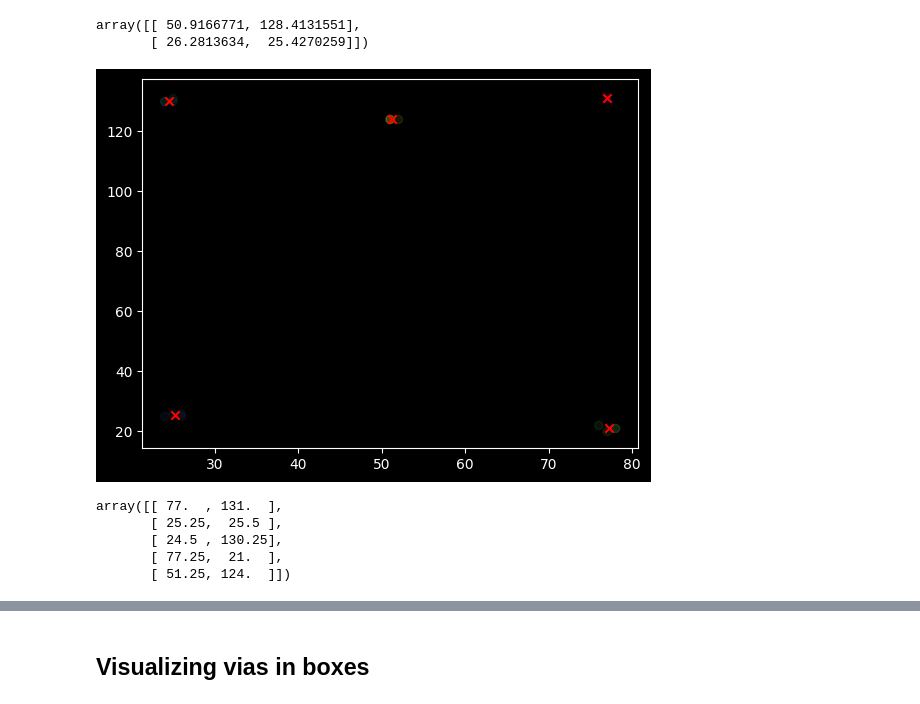
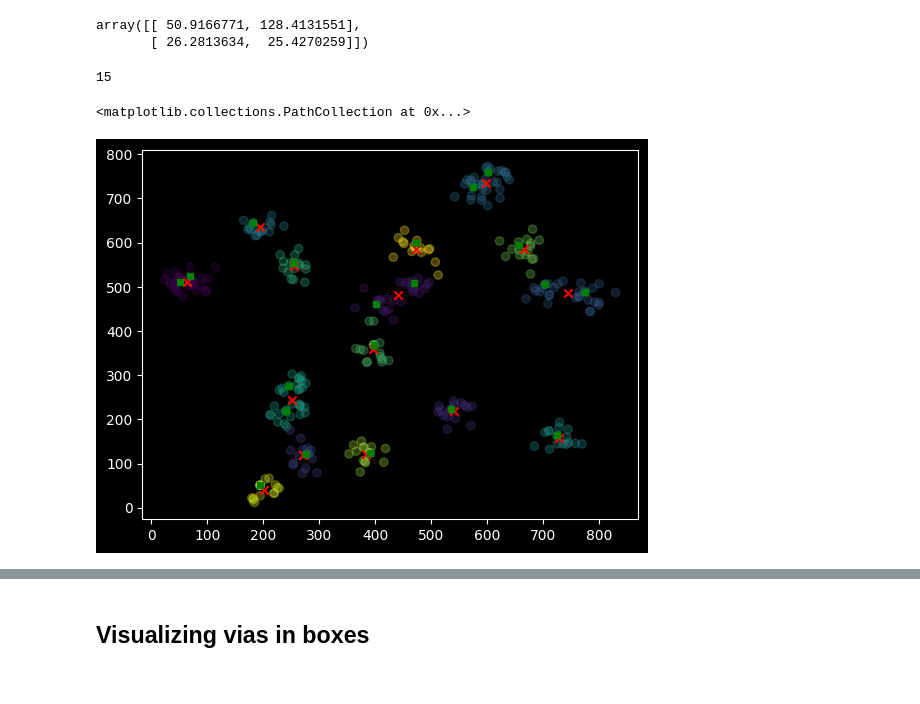
Before and after one commit to Souren-0/Bachelor_Thesis, a Jupyter notebook: Point_Cloud_Identification.ipynb, the cells around one changed output, grey strips where cells are left out. Cells and saved outputs as stored; diff of their text form; code cells hidden in the pictures.

Commit message:
Added synthetic test dataset

```diff
--- a/Point_Cloud_Identification.ipynb
+++ b/Point_Cloud_Identification.ipynb
@@ -40,5 +108,10 @@ plt.style.use('dark_background')
 # %%
-chip_data_file = "./Data/Chip_Data_28nm.pickle"
+datasets = {
+    "28nm_chip" : { 'path' : './Data/Chip_Data_28nm.pickle', 'representatives' : 'representatives_28nm_chip.json' },
+    "test_data" : { 'path' : './Data/Test_Data.pickle', 'representatives' : 'representatives_test_data.json'}}
+
+dataset = "test_data"
+chip_data_file = datasets[dataset]["path"]
 
 chip_data = None
 with open(chip_data_file, "rb") as f:
@@ -55,6 +128,14 @@ for cell in all_cells:
         sorted_cells[cell["data"]["name"]] = [cell]
     else:
         sorted_cells[cell["data"]["name"]].append(cell)
+
+cell_types = list(sorted_cells.keys())
+
+try:
+    with open(datasets[dataset]["representatives"], "r") as f:
+        representatives = json.load(f)
+except FileNotFoundError:
+    representatives = {}
 # %% [markdown]
 ## Utilities
 # %% [markdown]
@@ -288,12 +367,13 @@ find_representative_vias('AES')
 array([[ 50.9166771, 128.4131551],
        [ 26.2813634,  25.4270259]])
 # %%
-# Well well well, BGMM does not perform as expected... switching to kmeans with cleared outliers to improve precision of the representative via positions
+# Well well well, BGMM does not perform as expected... switching to kmeans with clearing outliers to improve precision of the representative via positions
 # This approach is also heavily based on the code by Lukas Plätz [Via_Clustering.ipynb]
 from sklearn.cluster import KMeans
 
-def find_representative_vias(cell_type) -> NDArray:
-    via_count, cell_vias = get_aligned_vias(cell_type, num_cells=100)
+def find_representative_vias(cell_type, plot=False) -> NDArray:
+    via_count, cell_vias = get_aligned_vias(cell_type, num_cells=15)
+    print(via_count)
     filtered_vias = deepcopy(cell_vias)
 
     kmeans = KMeans(n_clusters=via_count)
@@ -302,7 +382,7 @@ def find_representative_vias(cell_type) -> NDArray:
     sigma_old = 100
     sigma = 0
 
-    while False:
+    while sigma_old != sigma:
         labels = kmeans.labels_
 
         distances = np.zeros(len(filtered_vias))
@@ -316,7 +396,7 @@ def find_representative_vias(cell_type) -> NDArray:
         if sigma == sigma_old:
             break
 
-        normal_distributed = stats.gzscore(distances, nan_policy='omit')
+        normal_distributed = stats.gzscore(distances + np.finfo(float).eps, nan_policy='omit')
 
         # Find points within threshold
         is_inlier_n = normal_distributed <= 3
@@ -325,20 +405,19 @@ def find_representative_vias(cell_type) -> NDArray:
         kmeans.fit(filtered_vias)
 
     means = kmeans.cluster_centers_
-    predicted_via_clusters = kmeans.predict(cell_vias)
 
-    plt.scatter(*zip(*cell_vias), c=predicted_via_clusters, alpha=0.1)
-    plt.scatter(*zip(*means), marker='x', c='r')
-    plt.show()
+    if plot:
+        predicted_via_clusters = kmeans.predict(cell_vias)
+        plt.scatter(*zip(*cell_vias), c=predicted_via_clusters, alpha=0.3)
+        plt.scatter(*zip(*means), marker='x', c='r')
+
     return means
 # %%
-find_representative_vias(cell_types[109])
+find_representative_vias('TEST_TYPE10', plot=True)
+plt.scatter(*zip(*representatives['TEST_TYPE10']), marker='s', s=20, c='green')
 # Looks much better....
 # %% [output]
+15
+<matplotlib.collections.PathCollection at 0x...>
-[figure, old version]
+[figure, new version]
-array([[ 77.  , 131.  ],
-       [ 25.25,  25.5 ],
-       [ 24.5 , 130.25],
-       [ 77.25,  21.  ],
-       [ 51.25, 124.  ]])
 # %%
```
Also changed, not shown: parts of 16 cells of this notebook, 4 other files.
